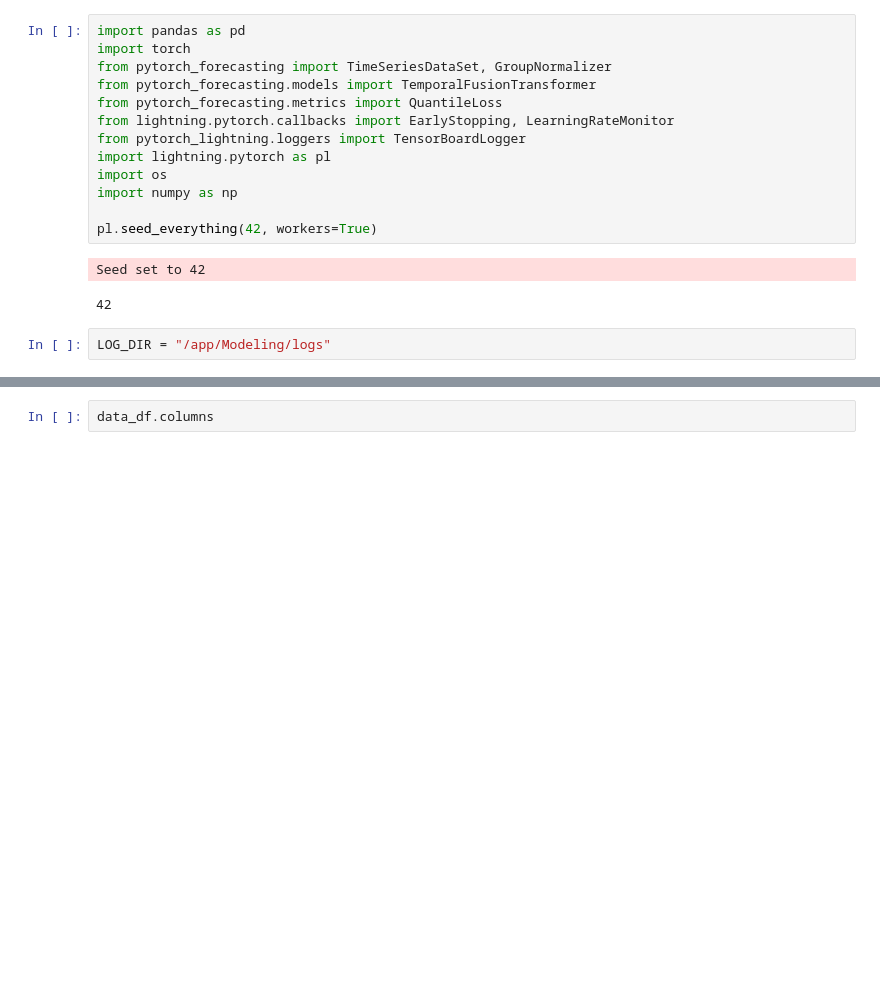
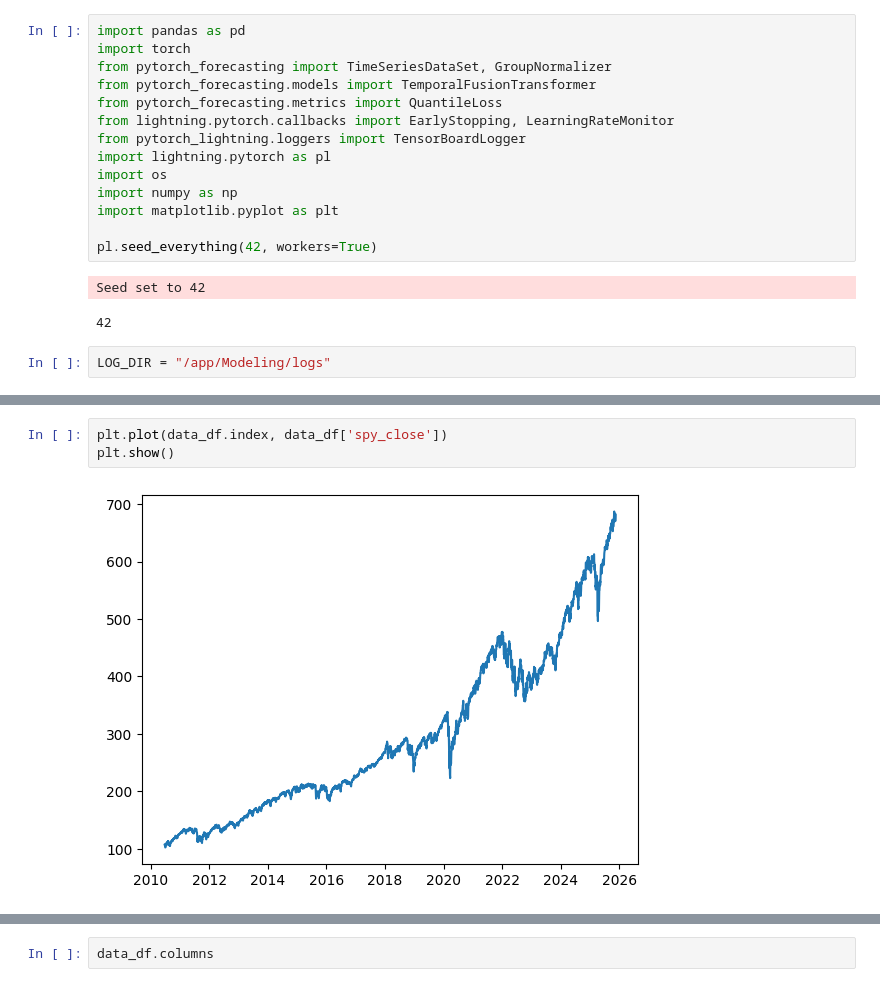
Before and after one commit to kdywwww/snp_project, a Jupyter notebook: Modeling/modeling.ipynb, the cells around one changed output, grey strips where cells are left out. Saved outputs shown, nothing was run; the diff lists cells and outputs as text; blank space fills up the shorter version.

```diff
--- a/Modeling/modeling.ipynb
+++ b/Modeling/modeling.ipynb
@@ -9,6 +9,7 @@ from pytorch_lightning.loggers import TensorBoardLogger
 import lightning.pytorch as pl
 import os
 import numpy as np
+import matplotlib.pyplot as plt
 
 pl.seed_everything(42, workers=True)
 # %% [output]
@@ -39,3 +40,8 @@ data_df.head()
 | 2010-06-28 | 107.53 | 113.958333 | 113.280667 | 104.886076 | 109.1375 | 113.388924 | 7.790950 | 0.310946 | -0.895135 | -0.019473 | ... |
 | 2010-06-29 | 104.21 | 113.715833 | 113.201500 | 104.225322 | 108.9715 | 113.717678 | 8.710860 | -0.001614 | -1.223688 | -0.278421 | ... |
 | 2010-06-30 | 103.22 | 113.452167 | 113.110083 | 103.270937 | 108.6160 | 113.961063 | 9.842129 | -0.004765 | -1.546132 | -0.480692 | ... |
+# %%
+plt.plot(data_df.index, data_df['spy_close'])
+plt.show()
+# %% [output]
+[figure, added]
```
Also changed, not shown: parts of 17 cells of this notebook.
